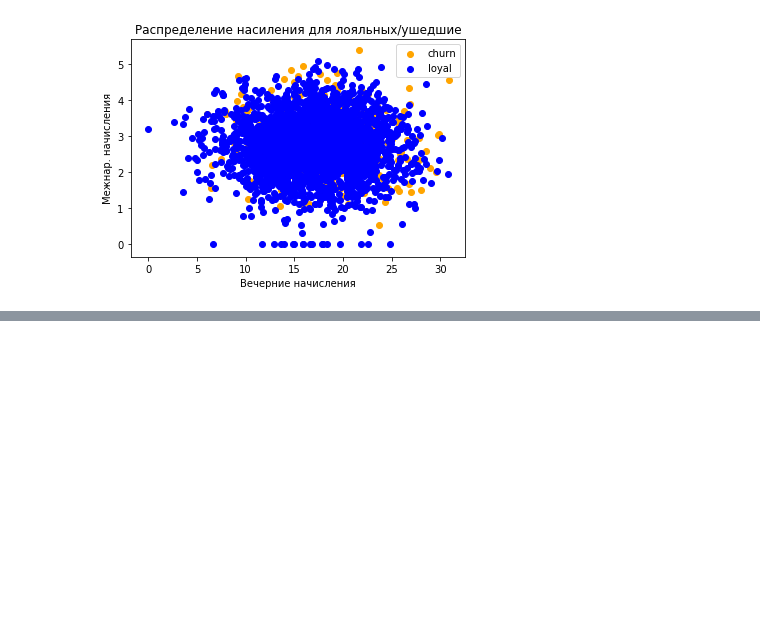
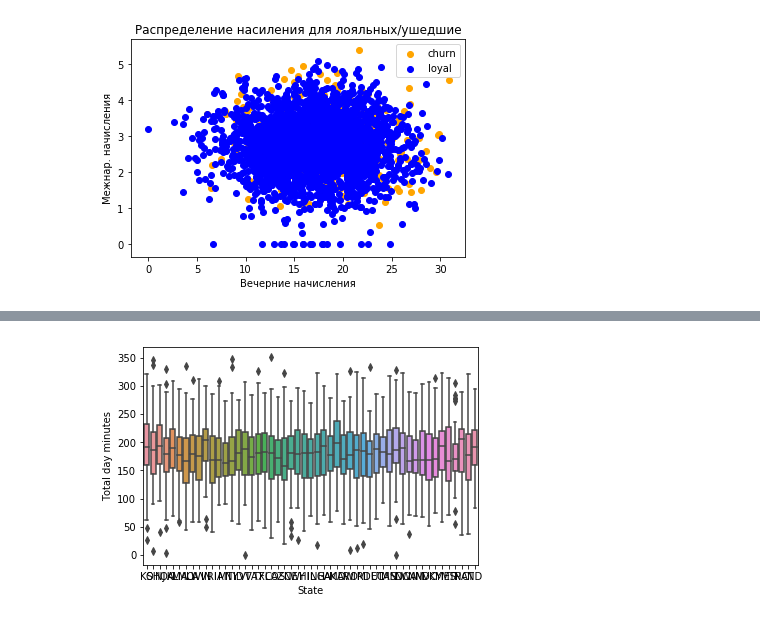
Before and after one commit to lluidesia/my-data-science-study-jam, a Jupyter notebook: Mlcourse_open/Week2__visual_analysis/my_video_lesson4.ipynb, the cells around one changed output, grey strips where cells are left out. Drawn from its saved outputs; the diff is of its cells as text; code cells hidden in the pictures; blank space fills up the shorter version.

```diff
--- a/Mlcourse_open/Week2__visual_analysis/my_video_lesson4.ipynb
+++ b/Mlcourse_open/Week2__visual_analysis/my_video_lesson4.ipynb
@@ -115,0 +184,4 @@ plt.legend();
+# %%
+sns.boxplot(x='State', y='Total day minutes', data=df);
+# %% [output]
+[figure, added]
```
Also changed, not shown: parts of 23 cells of this notebook, 5 other files.
